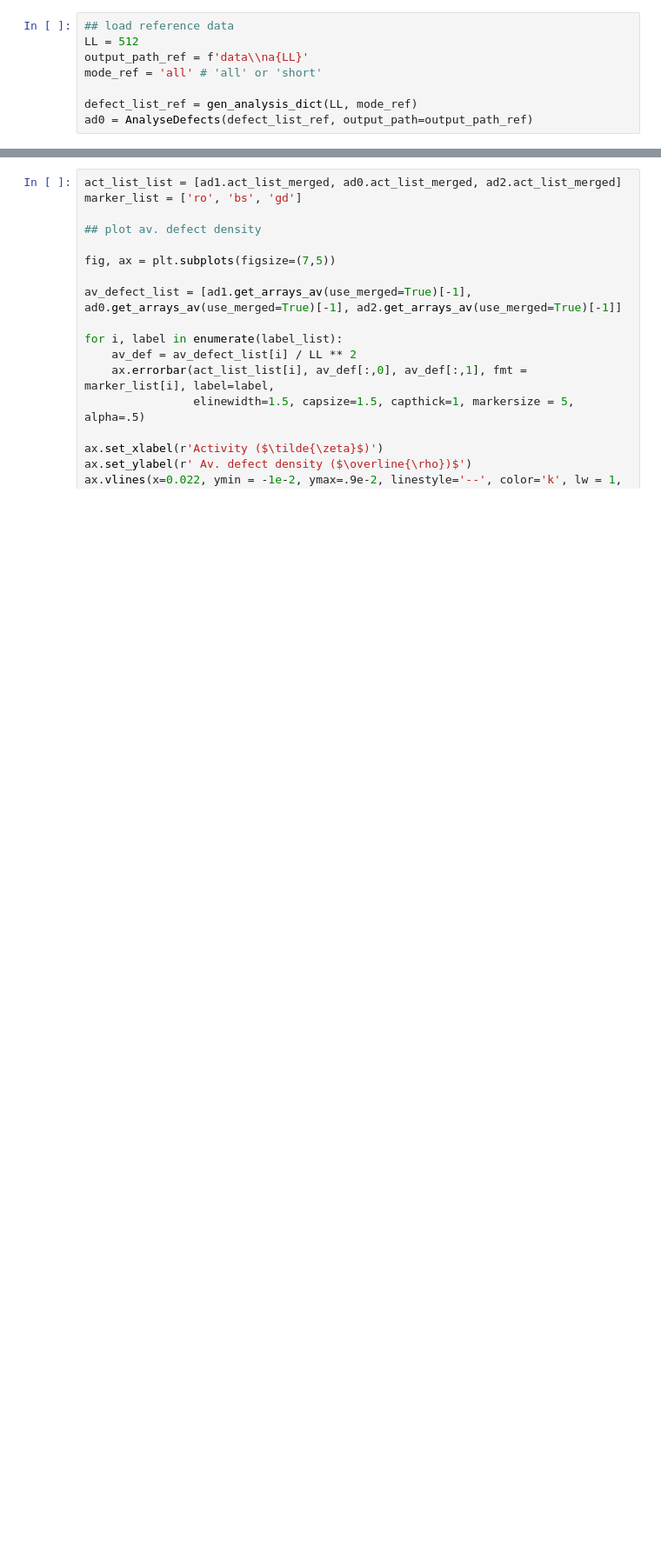
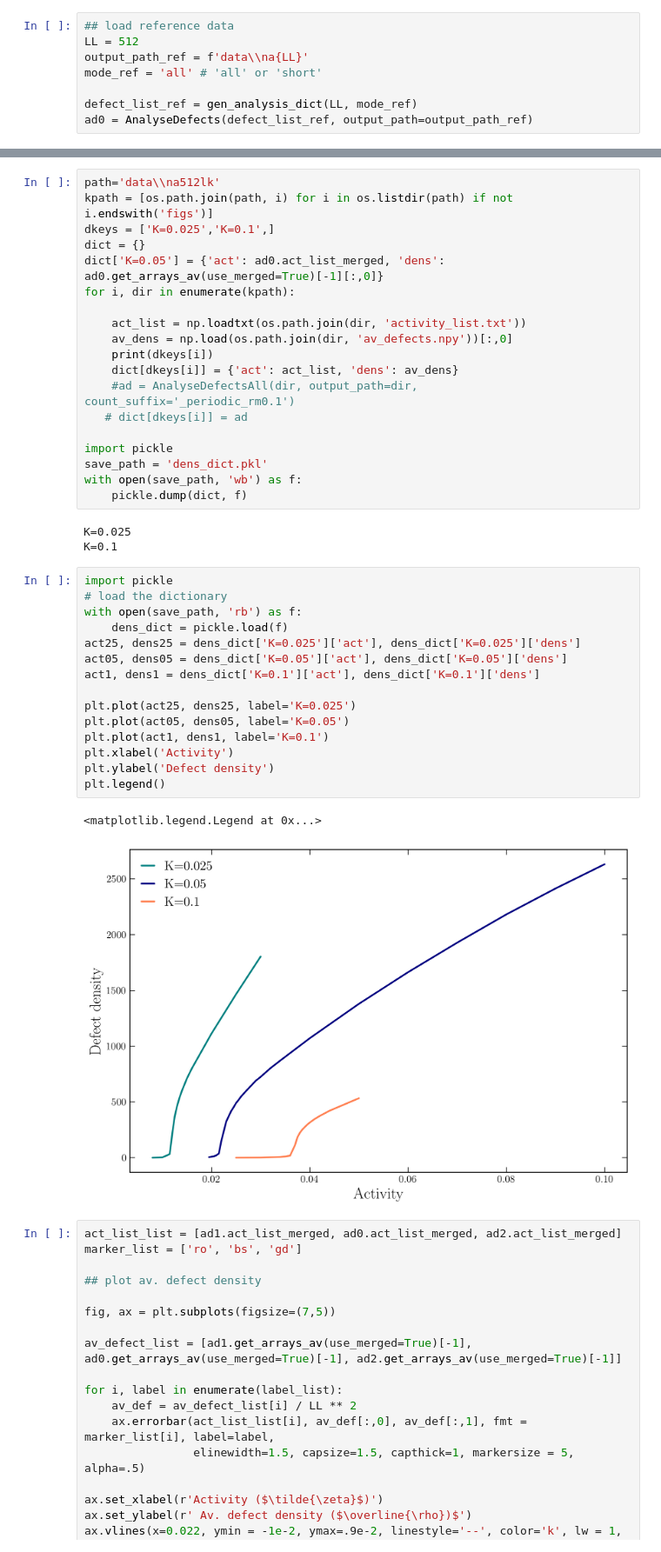
Before and after one commit to simonguld/Thesis, a Jupyter notebook: NematicAnalysis/na512exp_comparison.ipynb, the cells around one changed output, grey strips where cells are left out. Shown at 87% size. Saved outputs shown, nothing was run; the diff lists cells and outputs as text; blank space fills up the shorter version.

```diff
--- a/NematicAnalysis/na512exp_comparison.ipynb
+++ b/NematicAnalysis/na512exp_comparison.ipynb
@@ -111,3 +123,43 @@ ad0 = AnalyseDefects(defect_list_ref, output_path=output_path_ref)
+# %%
+path='data\\na512lk'
+kpath = [os.path.join(path, i) for i in os.listdir(path) if not i.endswith('figs')]
+dkeys = ['K=0.025','K=0.1',]
+dict = {}
+dict['K=0.05'] = {'act': ad0.act_list_merged, 'dens': ad0.get_arrays_av(use_merged=True)[-1][:,0]}
+for i, dir in enumerate(kpath):
+
+    act_list = np.loadtxt(os.path.join(dir, 'activity_list.txt'))
+    av_dens = np.load(os.path.join(dir, 'av_defects.npy'))[:,0]
+    print(dkeys[i])
+    dict[dkeys[i]] = {'act': act_list, 'dens': av_dens}
+    #ad = AnalyseDefectsAll(dir, output_path=dir, count_suffix='_periodic_rm0.1')
+   # dict[dkeys[i]] = ad
+
+import pickle
+save_path = 'dens_dict.pkl'
+with open(save_path, 'wb') as f:
+    pickle.dump(dict, f)
+# %% [output]
+K=0.025
+K=0.1
+# %%
+import pickle
+# load the dictionary
+with open(save_path, 'rb') as f:
+    dens_dict = pickle.load(f)
+act25, dens25 = dens_dict['K=0.025']['act'], dens_dict['K=0.025']['dens']
+act05, dens05 = dens_dict['K=0.05']['act'], dens_dict['K=0.05']['dens']
+act1, dens1 = dens_dict['K=0.1']['act'], dens_dict['K=0.1']['dens']
+
+plt.plot(act25, dens25, label='K=0.025')
+plt.plot(act05, dens05, label='K=0.05')
+plt.plot(act1, dens1, label='K=0.1')
+plt.xlabel('Activity')
+plt.ylabel('Defect density')
+plt.legend()
+# %% [output]
+<matplotlib.legend.Legend at 0x...>
+[figure, added]
 # %%
 act_list_list = [ad1.act_list_merged, ad0.act_list_merged, ad2.act_list_merged]
 marker_list = ['ro', 'bs', 'gd']
```
Also changed, not shown: parts of 2 cells of this notebook, 3 other files.
